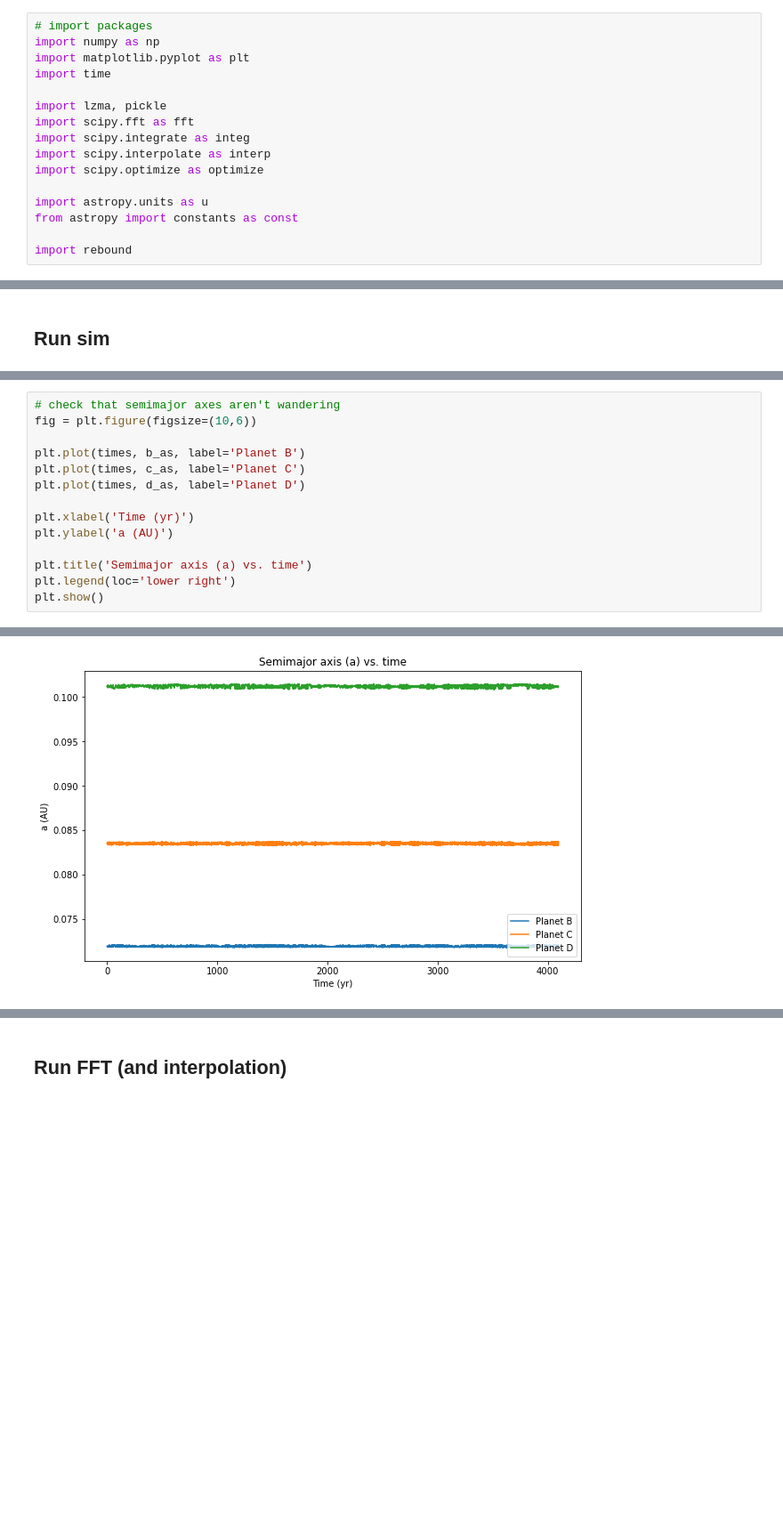
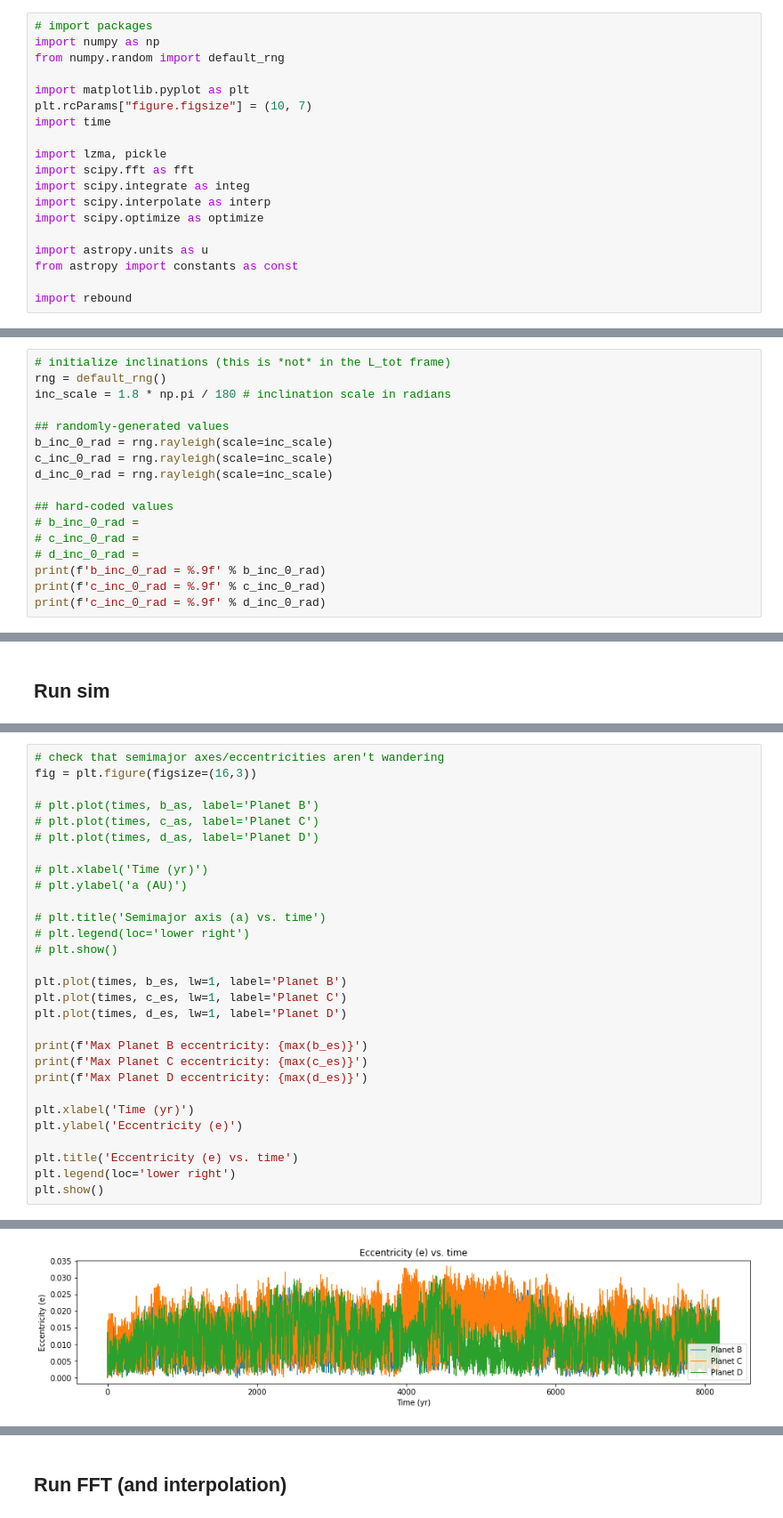
Before and after one commit to Jupiter1994/inc-dynamics, a Jupyter notebook: peas_in_a_pod/peas_in_a_pod.ipynb, the cells around one changed output, grey strips where cells are left out. Shown at 89% size. Cells and saved outputs as stored; diff of their text form; blank space fills up the shorter version.

Commit message:
started work on 3-planet system in peas_in_a_pod

```diff
--- a/peas_in_a_pod/peas_in_a_pod.ipynb
+++ b/peas_in_a_pod/peas_in_a_pod.ipynb
@@ -1,7 +1,10 @@
 # %%
 # import packages
 import numpy as np
+from numpy.random import default_rng
+
 import matplotlib.pyplot as plt
+plt.rcParams["figure.figsize"] = (10, 7)
 import time
 
 import lzma, pickle
@@ -31,2 +36,19 @@ The values of $e, i, f, \omega,$ and $\Omega$ are arbitrary.
 # %% [markdown]
 # Rebound simulation
+# %%
+# initialize inclinations (this is *not* in the L_tot frame)
+rng = default_rng()
+inc_scale = 1.8 * np.pi / 180 # inclination scale in radians
+
+## randomly-generated values
+b_inc_0_rad = rng.rayleigh(scale=inc_scale)
+c_inc_0_rad = rng.rayleigh(scale=inc_scale)
+d_inc_0_rad = rng.rayleigh(scale=inc_scale)
+
+## hard-coded values
+# b_inc_0_rad =
+# c_inc_0_rad =
+# d_inc_0_rad =
+print(f'b_inc_0_rad = %.9f' % b_inc_0_rad)
+print(f'c_inc_0_rad = %.9f' % c_inc_0_rad)
+print(f'c_inc_0_rad = %.9f' % d_inc_0_rad)
@@ -84,15 +188,30 @@ Integration took 193.7 seconds
 # %%
-# check that semimajor axes aren't wandering
-fig = plt.figure(figsize=(10,6))
+# check that semimajor axes/eccentricities aren't wandering
+fig = plt.figure(figsize=(16,3))
 
-plt.plot(times, b_as, label='Planet B')
-plt.plot(times, c_as, label='Planet C')
-plt.plot(times, d_as, label='Planet D')
+# plt.plot(times, b_as, label='Planet B')
+# plt.plot(times, c_as, label='Planet C')
+# plt.plot(times, d_as, label='Planet D')
+
+# plt.xlabel('Time (yr)')
+# plt.ylabel('a (AU)')
+
+# plt.title('Semimajor axis (a) vs. time')
+# plt.legend(loc='lower right')
+# plt.show()
+
+plt.plot(times, b_es, lw=1, label='Planet B')
+plt.plot(times, c_es, lw=1, label='Planet C')
+plt.plot(times, d_es, lw=1, label='Planet D')
+
+print(f'Max Planet B eccentricity: {max(b_es)}')
+print(f'Max Planet C eccentricity: {max(c_es)}')
+print(f'Max Planet D eccentricity: {max(d_es)}')
 
 plt.xlabel('Time (yr)')
-plt.ylabel('a (AU)')
+plt.ylabel('Eccentricity (e)')
 
-plt.title('Semimajor axis (a) vs. time')
+plt.title('Eccentricity (e) vs. time')
 plt.legend(loc='lower right')
 plt.show()
 # %% [output]
@@ -99,3 +221,3 @@ plt.show()
-[figure, old version]
+[figure, new version]
 # %%
 # convert inclinations from radians to degrees
```
Also changed, not shown: parts of 26 cells of this notebook, 1 other file.
